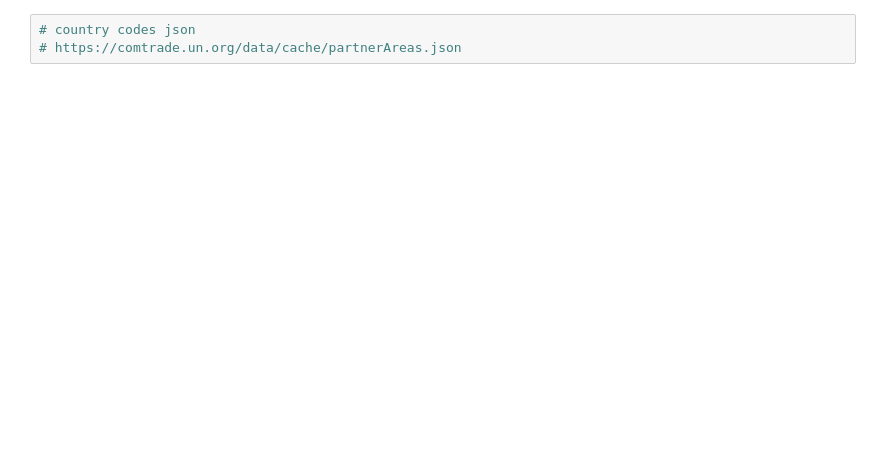
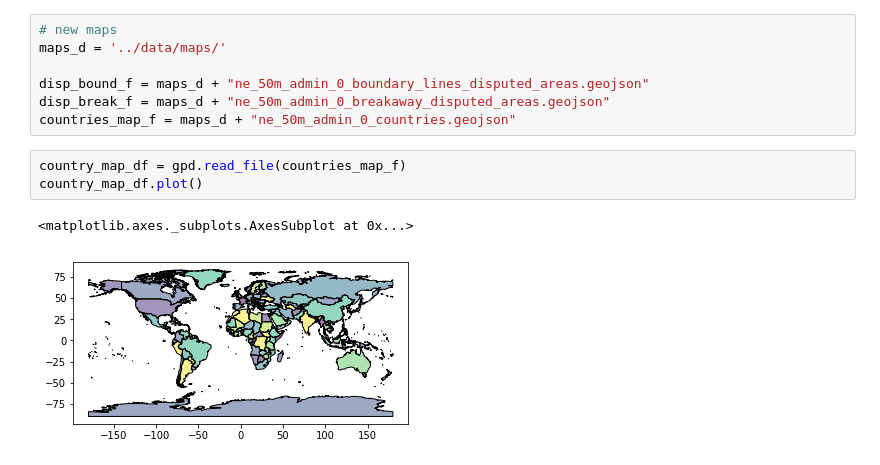
Before and after one commit to ryan-p-larson/iwp, a Jupyter notebook: notebooks/04-map-output.ipynb, the cells around one changed output. Cells and saved outputs as stored; diff of their text form; blank space fills up the shorter version.

```diff
--- a/notebooks/04-map-output.ipynb
+++ b/notebooks/04-map-output.ipynb
@@ -43,3 +23,13 @@ map_df = map_df[map_df['ADM0_A3'] != 'ATA']
-# %%
-# country codes json
-# https://comtrade.un.org/data/cache/partnerAreas.json
+# %%
+# new maps
+maps_d = '../data/maps/'
+
+disp_bound_f = maps_d + "ne_50m_admin_0_boundary_lines_disputed_areas.geojson"
+disp_break_f = maps_d + "ne_50m_admin_0_breakaway_disputed_areas.geojson"
+countries_map_f = maps_d + "ne_50m_admin_0_countries.geojson"
+# %%
+country_map_df = gpd.read_file(countries_map_f)
+country_map_df.plot()
+# %% [output]
+<matplotlib.axes._subplots.AxesSubplot at 0x...>
+[figure, added]
```
Also changed, not shown: parts of 16 cells of this notebook, 1 other file.
